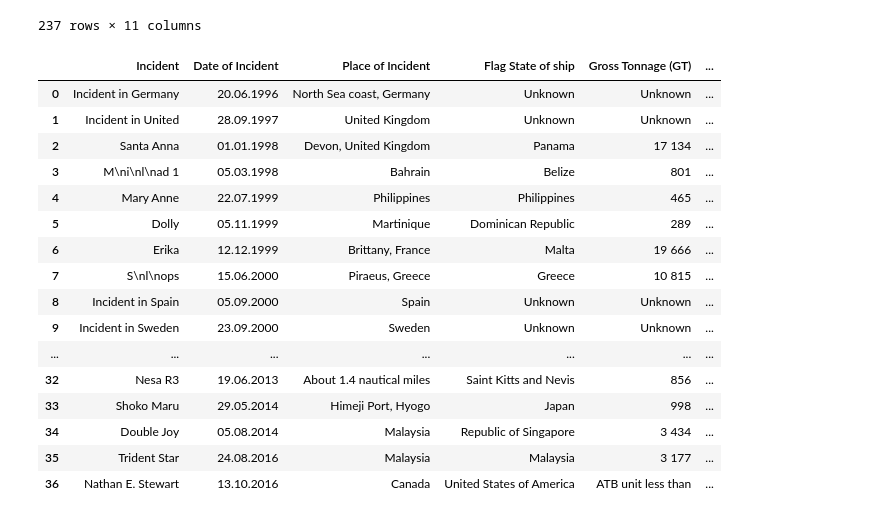
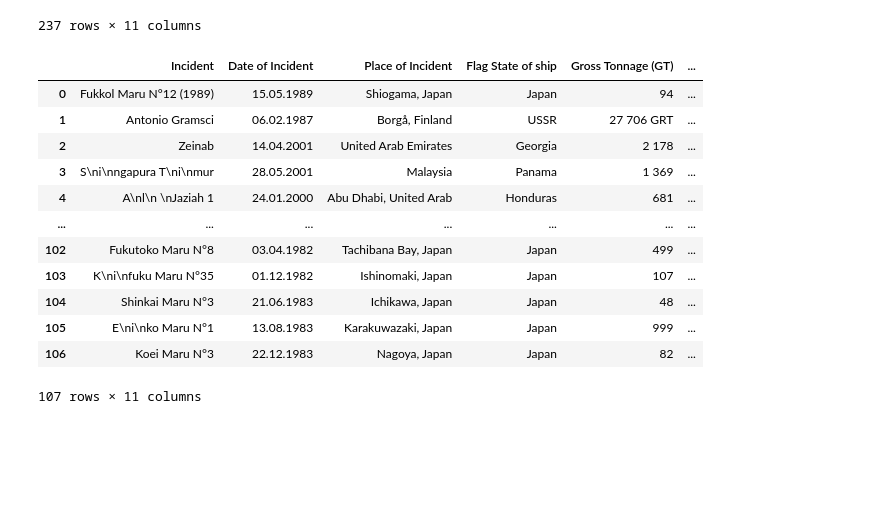
Before and after one commit to pedronery07/Projeto_InsperData_AECOM, a Jupyter notebook: extracao_iopc.ipynb, the cells around one changed output. Cells and saved outputs as stored; diff of their text form; code cells hidden in the pictures; blank space fills up the shorter version.

```diff
--- a/extracao_iopc.ipynb
+++ b/extracao_iopc.ipynb
@@ -145,25 +145,21 @@ def reformatando_linhas(df, threshold=6):
 
 df_1992_fixed = reformatando_linhas(df_1992)
 df_1971_fixed = reformatando_linhas(df_1971)
-# %%
-df_1992_fixed
-# %% [output]
-|  | Incident | Date of Incident | Place of Incident | Flag State of ship | Gross Tonnage (GT) | ... |
-| 0 | Incident in Germany | 20.06.1996 | North Sea coast, Germany | Unknown | Unknown | ... |
-| 1 | Incident in United | 28.09.1997 | United Kingdom | Unknown | Unknown | ... |
-| 2 | Santa Anna | 01.01.1998 | Devon, United Kingdom | Panama | 17 134 | ... |
-| 3 | M\ni\nl\nad 1 | 05.03.1998 | Bahrain | Belize | 801 | ... |
-| 4 | Mary Anne | 22.07.1999 | Philippines | Philippines | 465 | ... |
-| 5 | Dolly | 05.11.1999 | Martinique | Dominican Republic | 289 | ... |
-| 6 | Erika | 12.12.1999 | Brittany, France | Malta | 19 666 | ... |
-| 7 | S\nl\nops | 15.06.2000 | Piraeus, Greece | Greece | 10 815 | ... |
-| 8 | Incident in Spain | 05.09.2000 | Spain | Unknown | Unknown | ... |
-| 9 | Incident in Sweden | 23.09.2000 | Sweden | Unknown | Unknown | ... |
-| ... | ... | ... | ... | ... | ... | ... |
-| 32 | Nesa R3 | 19.06.2013 | About 1.4 nautical miles | Saint Kitts and Nevis | 856 | ... |
-| 33 | Shoko Maru | 29.05.2014 | Himeji Port, Hyogo | Japan | 998 | ... |
-| 34 | Double Joy | 05.08.2014 | Malaysia | Republic of Singapore | 3 434 | ... |
-| 35 | Trident Star | 24.08.2016 | Malaysia | Malaysia | 3 177 | ... |
-| 36 | Nathan E. Stewart | 13.10.2016 | Canada | United States of America | ATB unit less than | ... |
+# %%
+df_1971_fixed
+# %% [output]
+|  | Incident | Date of Incident | Place of Incident | Flag State of ship | Gross Tonnage (GT) | ... |
+| 0 | Fukkol Maru N°12 (1989) | 15.05.1989 | Shiogama, Japan | Japan | 94 | ... |
+| 1 | Antonio Gramsci | 06.02.1987 | Borgå, Finland | USSR | 27 706 GRT | ... |
+| 2 | Zeinab | 14.04.2001 | United Arab Emirates | Georgia | 2 178 | ... |
+| 3 | S\ni\nngapura T\ni\nmur | 28.05.2001 | Malaysia | Panama | 1 369 | ... |
+| 4 | A\nl\n \nJaziah 1 | 24.01.2000 | Abu Dhabi, United Arab | Honduras | 681 | ... |
+| ... | ... | ... | ... | ... | ... | ... |
+| 102 | Fukutoko Maru N°8 | 03.04.1982 | Tachibana Bay, Japan | Japan | 499 | ... |
+| 103 | K\ni\nfuku Maru N°35 | 01.12.1982 | Ishinomaki, Japan | Japan | 107 | ... |
+| 104 | Shinkai Maru N°3 | 21.06.1983 | Ichikawa, Japan | Japan | 48 | ... |
+| 105 | E\ni\nko Maru N°1 | 13.08.1983 | Karakuwazaki, Japan | Japan | 999 | ... |
+| 106 | Koei Maru N°3 | 22.12.1983 | Nagoya, Japan | Japan | 82 | ... |
+107 rows × 11 columns
 # %%
 # Consertando linhas 26 e 27 manualmente: threshold = 5 causa problema na linha 12
```
Also changed, not shown: parts of 17 cells of this notebook, 4 other files.
